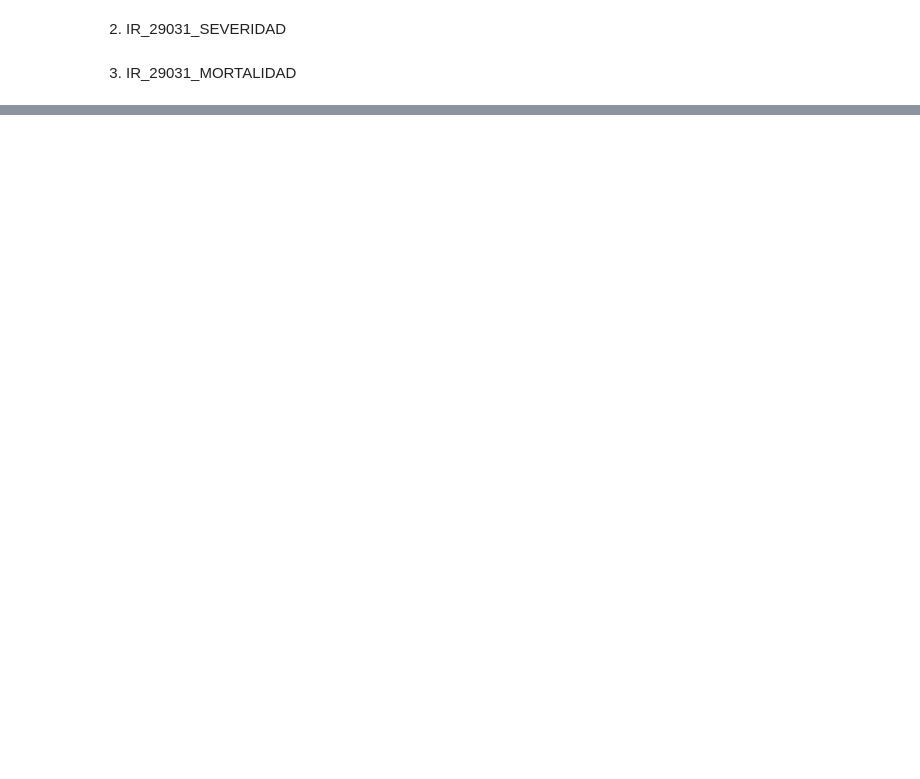
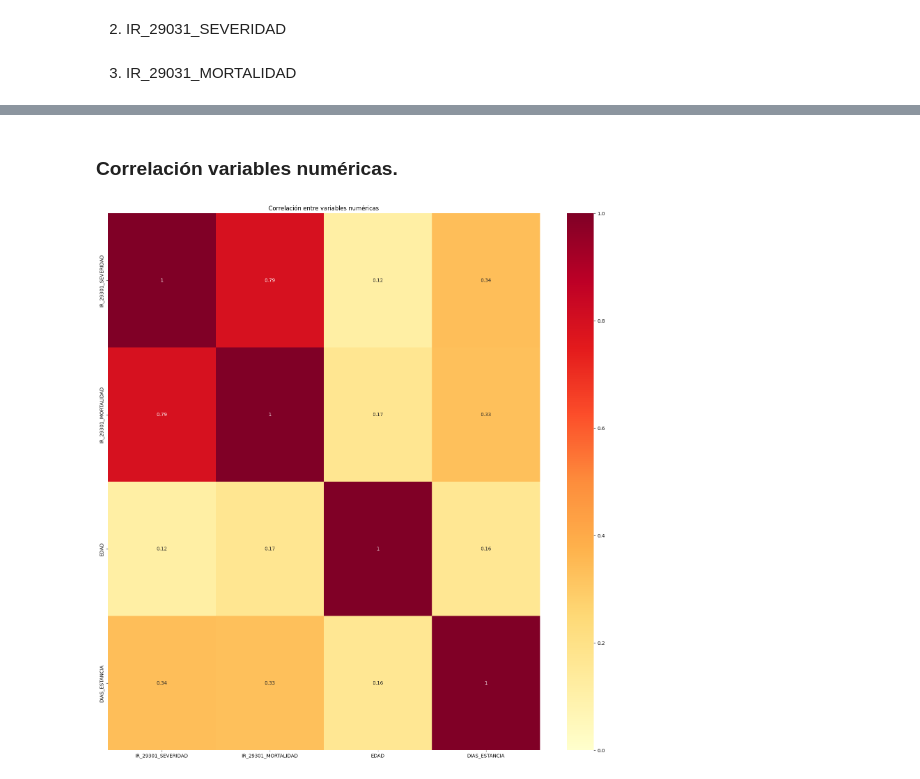
Before and after one commit to VichoRamirez/TOPD, a Jupyter notebook: Control2.ipynb, the cells around one changed output, grey strips where cells are left out. Drawn from its saved outputs; the diff is of its cells as text; code cells hidden in the pictures; blank space fills up the shorter version.

```diff
--- a/Control2.ipynb
+++ b/Control2.ipynb
@@ -279,5 +305,5 @@ Para un mejor entendimeinto de los comportamientos y las relaciones, además de
 # %%
-
+# Separación de variables categóricas y numéricas
 df_copy = df.copy()
 obj = []
 num = []
@@ -287,13 +313,7 @@ for i in df_copy.columns:
         df_copy[i] = pd.Categorical(df_copy[i])
     else:
         num.append(i)
+obj2 = obj
 
 df_copy_cat = df_copy[obj]
-obj2 = obj
-
-cat_var_prod = list(it.product(obj, obj2, repeat=1))
-cat_var_prod
-
-
-# fig = plt.figure(figsize=(20,20))
-# sns.heatmap(correlations, annot = True, cmap="coolwarm")
+df_copy_num = df_copy[num]
@@ -344,0 +381,12 @@ plt.show()
+# %% [markdown]
+### Correlación variables numéricas.
+# %%
+correlations = df_copy_num.corr(method = "pearson")
+
+fig = plt.figure(figsize=(20,20))
+sns.heatmap(correlations, annot = True, cmap = "YlOrRd", vmin = 0, vmax = 1)
+plt.title("Correlación entre variables numéricas")
+plt.savefig("corr_num_num.png", dpi = 300, bbox_inches = "tight")
+plt.show()
+# %% [output]
+[figure, added]
```
Also changed, not shown: parts of 14 cells of this notebook, 4 other files.
